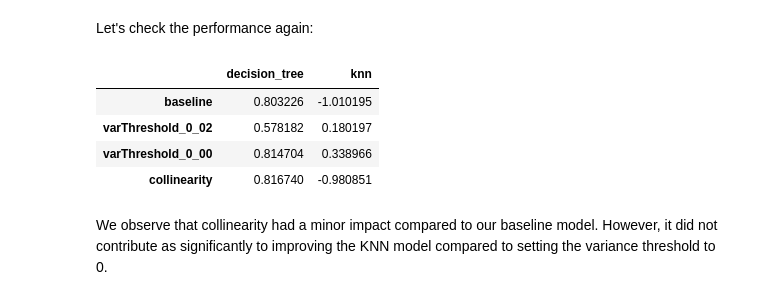
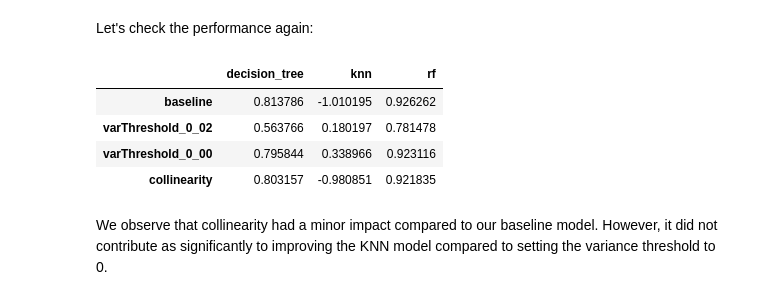
Before and after one commit to gastan81/supervised-ml, a Jupyter notebook: 08_regression__feature_selection.ipynb, the cells around one changed output. Saved outputs shown, nothing was run; the diff lists cells and outputs as text; code cells hidden in the pictures.

```diff
--- a/08_regression__feature_selection.ipynb
+++ b/08_regression__feature_selection.ipynb
@@ -99,14 +101,17 @@ Making predictions
 # %%
 baseline_tree_pred = baseline_tree.predict(X_test)
 baseline_knn_pred = baseline_knn.predict(X_test)
+baseline_rf_pred = baseline_rf.predict(X_test)
 # %% [markdown]
 In this evaluation, we will utilise R-squared to assess our models' performance and gauge the impact of our feature selection process. While having a primary metric is recommended, exploring multiple metrics can provide diverse insights into the model's behavior. Therefore, feel free to explore alternative evaluation metrics to gain a more comprehensive understanding of your model's strengths and weaknesses.
 # %%
 baseline_tree_r2 = r2_score(y_test, baseline_tree_pred)
 baseline_knn_r2 = r2_score(y_test, baseline_knn_pred)
+baseline_rf_r2 = r2_score(y_test, baseline_rf_pred)
 
 performances = pd.DataFrame({'decision_tree': baseline_tree_r2,
-                             'knn': baseline_knn_r2},
+                             'knn': baseline_knn_r2,
+                             'rf': baseline_rf_r2},
                             index=['baseline'])
 
 performances
@@ -229,8 +305,14 @@ var_knn = KNeighborsRegressor(n_neighbors=1)
 var_knn.fit(X_train_var, y_train)
 var_knn_pred = var_knn.predict(X_test_var)
 
+# Random forest.
+var_rf = RandomForestRegressor()
+var_rf.fit(X_train_var, y_train)
+var_rf_pred = var_rf.predict(X_test_var)
+
 performances.loc["varThreshold_0_02", "decision_tree"] = r2_score(y_test, var_tree_pred)
 performances.loc["varThreshold_0_02", "knn"] = r2_score(y_test, var_knn_pred)
+performances.loc["varThreshold_0_02", "rf"] = r2_score(y_test, var_rf_pred)
 
 performances
 # %% [output]
@@ -268,8 +350,14 @@ var2_knn = KNeighborsRegressor(n_neighbors=1)
 var2_knn.fit(X_train_var2, y_train)
 var2_knn_pred = var2_knn.predict(X = X_test_var2)
 
+# Random Forest.
+var2_rf = RandomForestRegressor()
+var2_rf.fit(X_train_var2, y_train)
+var2_rf_pred = var2_rf.predict(X = X_test_var2)
+
 performances.loc["varThreshold_0_00", "decision_tree"] = r2_score(y_test, var2_tree_pred)
 performances.loc["varThreshold_0_00", "knn"] = r2_score(y_test, var2_knn_pred)
+performances.loc["varThreshold_0_00", "rf"] = r2_score(y_test, var2_rf_pred)
 
 performances
 # %% [output]
@@ -353,24 +441,30 @@ Let's check the performance again:
 # %%
 # Decision tree.
 corr_tree = DecisionTreeRegressor()
 corr_tree.fit(X_train_corr, y_train)
 corr_tree_pred = corr_tree.predict(X_test_corr)
 
 # K-Nearest Neighbors.
 corr_knn = KNeighborsRegressor(n_neighbors=1)
 corr_knn.fit(X_train_corr, y_train)
 corr_knn_pred = corr_knn.predict(X_test_corr)
 
+# Decision tree.
+corr_rf = RandomForestRegressor()
+corr_rf.fit(X_train_corr, y_train)
+corr_rf_pred = corr_rf.predict(X_test_corr)
+
 performances.loc["collinearity", "decision_tree"] = r2_score(y_test, corr_tree_pred)
 performances.loc["collinearity", "knn"] = r2_score(y_test, corr_knn_pred)
+performances.loc["collinearity", "rf"] = r2_score(y_test, corr_rf_pred)
 
 performances
 # %% [output]
-|  | decision_tree | knn |
-| baseline | 0.803226 | -1.010195 |
-| varThreshold_0_02 | 0.578182 | 0.180197 |
-| varThreshold_0_00 | 0.814704 | 0.338966 |
-| collinearity | 0.816740 | -0.980851 |
+|  | decision_tree | knn | rf |
+| baseline | 0.813786 | -1.010195 | 0.926262 |
+| varThreshold_0_02 | 0.563766 | 0.180197 | 0.781478 |
+| varThreshold_0_00 | 0.795844 | 0.338966 | 0.923116 |
+| collinearity | 0.803157 | -0.980851 | 0.921835 |
 # %% [markdown]
 We observe that collinearity had a minor impact compared to our baseline model. However, it did not contribute as significantly to improving the KNN model compared to setting the variance threshold to 0.
 # %% [markdown]
```
Also changed, not shown: parts of 19 cells of this notebook, 1 other file.
